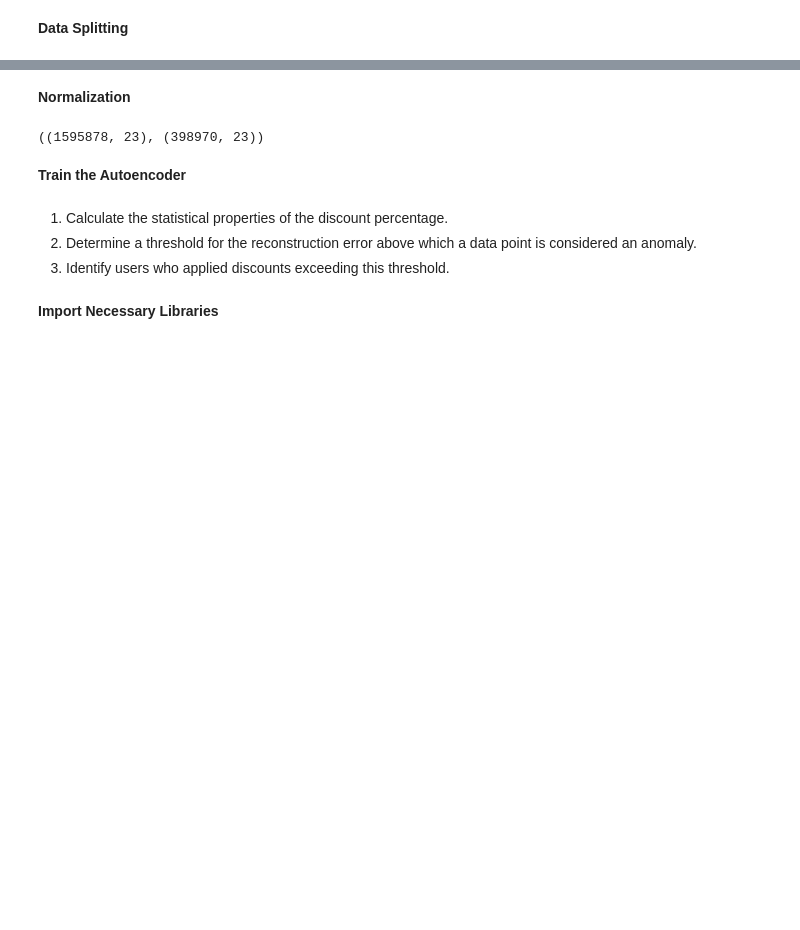
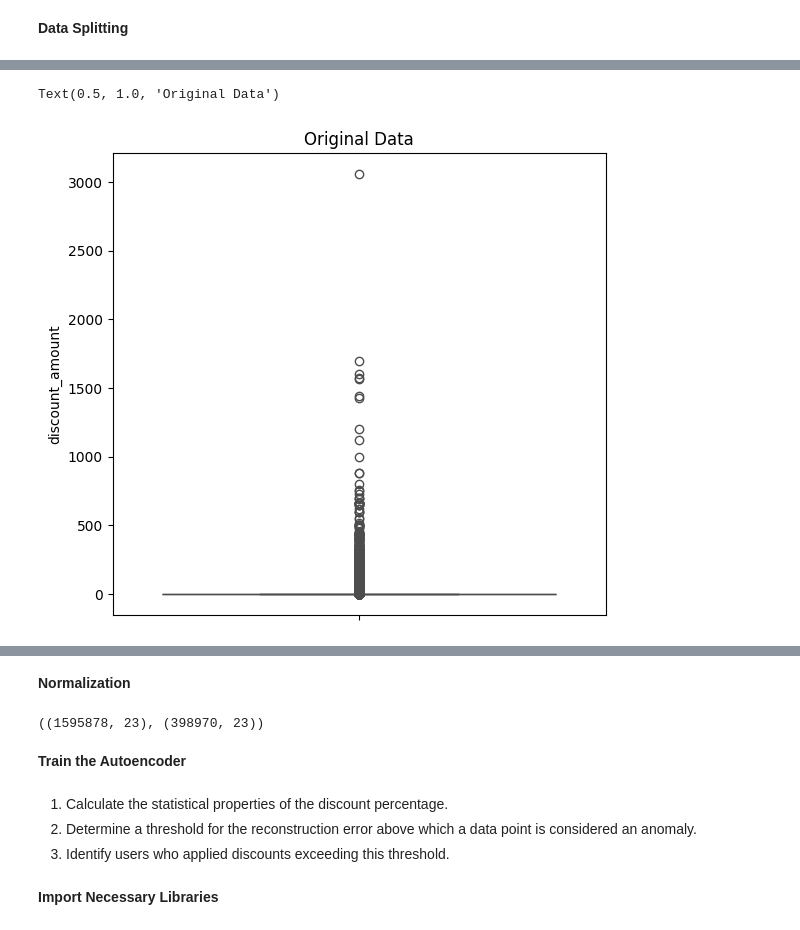
Before and after one commit to abu-oxinus/Autoencoder_orders, a Jupyter notebook: Autoencoder_orders.ipynb, the cells around one changed output, grey strips where cells are left out. Saved outputs shown, nothing was run; the diff lists cells and outputs as text; code cells hidden in the pictures; blank space fills up the shorter version.

```diff
--- a/Autoencoder_orders.ipynb
+++ b/Autoencoder_orders.ipynb
@@ -3281,0 +3326,11 @@ X_train, X_test = train_test_split(X, test_size=0.2, random_state=42)
+# %%
+# Boxplots
+plt.figure(figsize=(14, 6))
+
+# Boxplot for the original data
+plt.subplot(1, 2, 1)
+sns.boxplot(y=X_train['discount_amount'], color='blue')
+plt.title('Original Data')
+# %% [output]
+Text(0.5, 1.0, 'Original Data')
+[figure, added]
```
Also changed, not shown: parts of 15 cells of this notebook.
